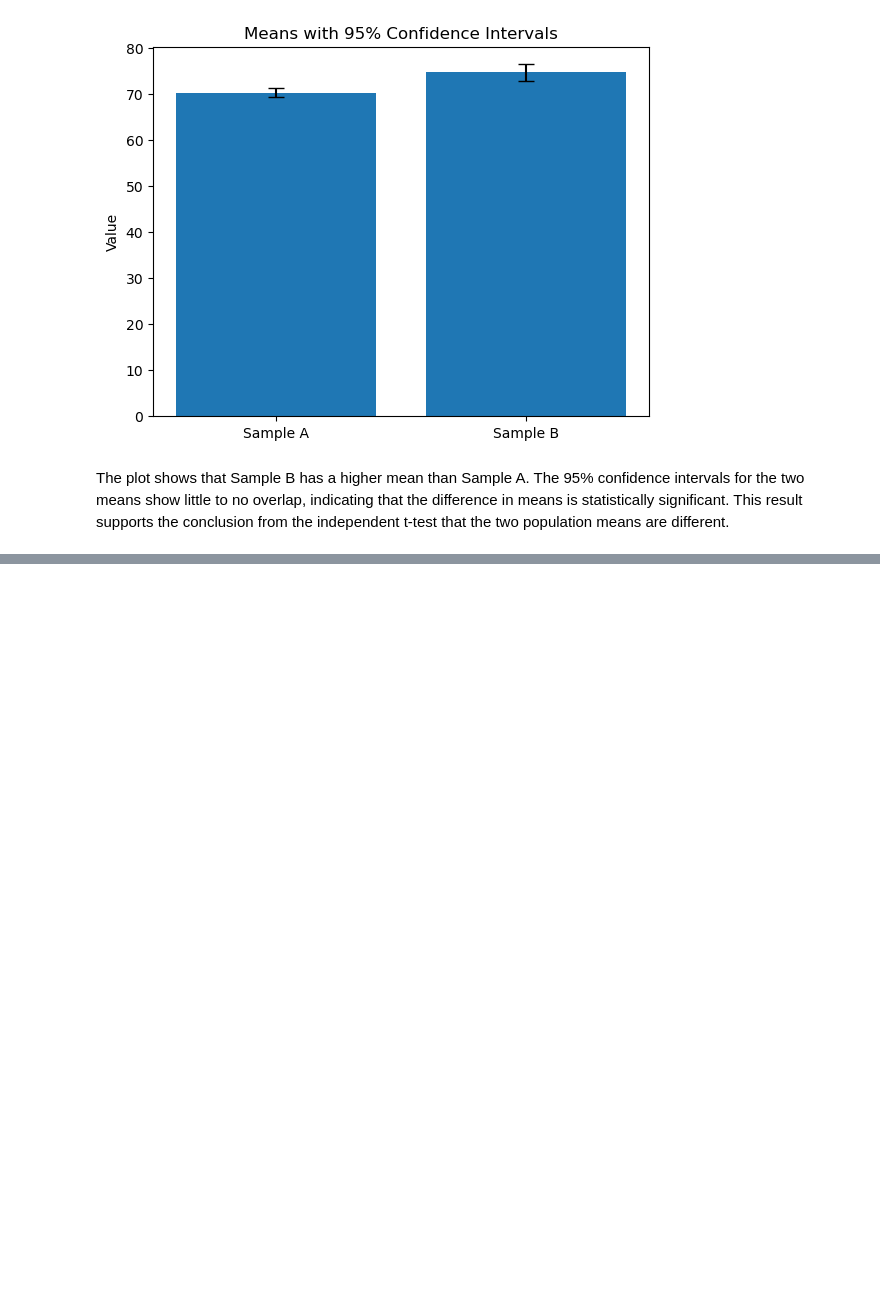
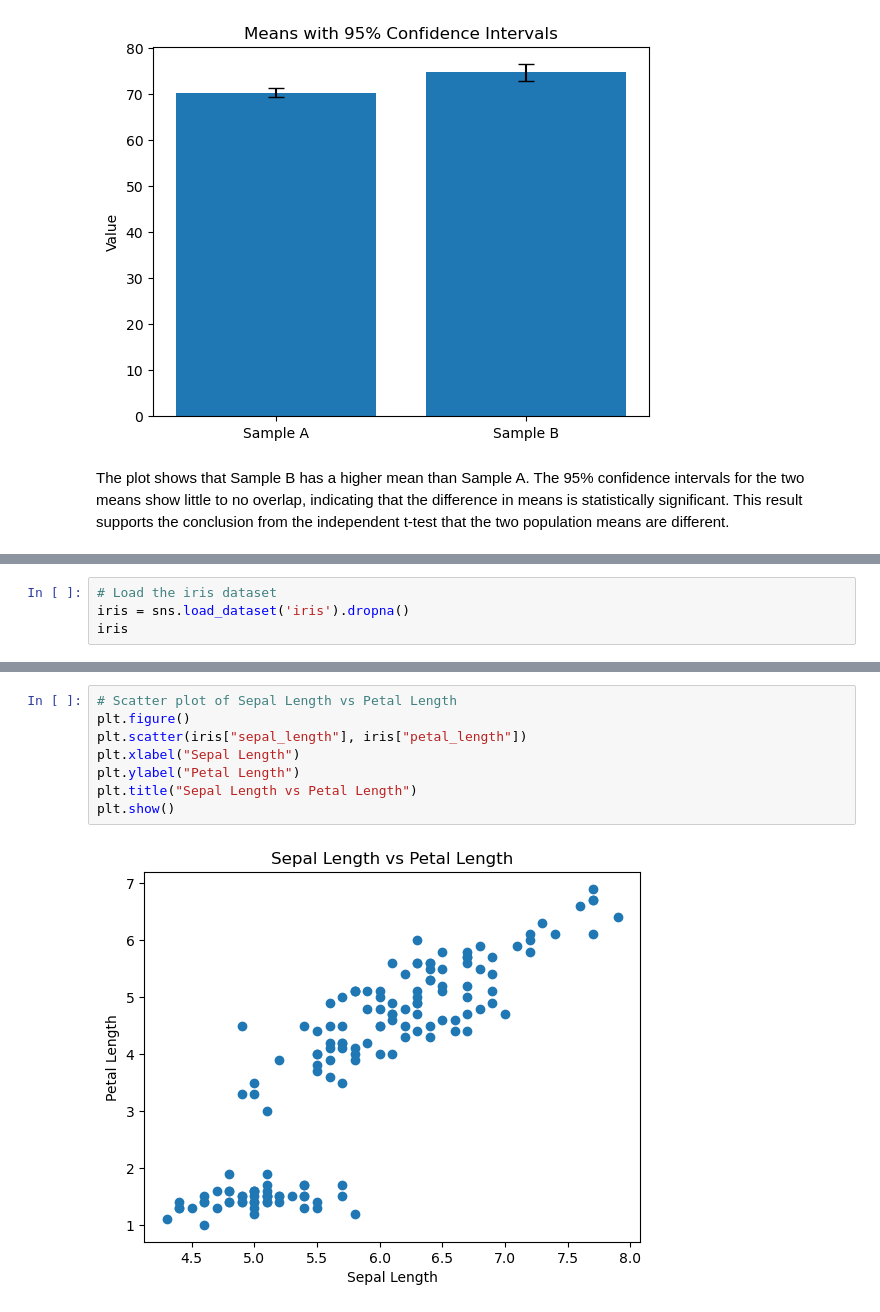
Before and after one commit to NinaHoang/5m-data-3.1-probability-statistics, a Jupyter notebook: notebooks/assignment.ipynb, the cells around one changed output, grey strips where cells are left out. Cells and saved outputs as stored; diff of their text form; blank space fills up the shorter version.

```diff
--- a/notebooks/assignment.ipynb
+++ b/notebooks/assignment.ipynb
@@ -110,0 +121,4 @@ The plot shows that Sample B has a higher mean than Sample A. The 95% confidence
+# %%
+# Load the iris dataset
+iris = sns.load_dataset('iris').dropna()
+iris
@@ -110,0 +139,10 @@ The plot shows that Sample B has a higher mean than Sample A. The 95% confidence
+# %%
+# Scatter plot of Sepal Length vs Petal Length
+plt.figure()
+plt.scatter(iris["sepal_length"], iris["petal_length"])
+plt.xlabel("Sepal Length")
+plt.ylabel("Petal Length")
+plt.title("Sepal Length vs Petal Length")
+plt.show()
+# %% [output]
+[figure, added]
```
Also changed, not shown: parts of 9 cells of this notebook.
